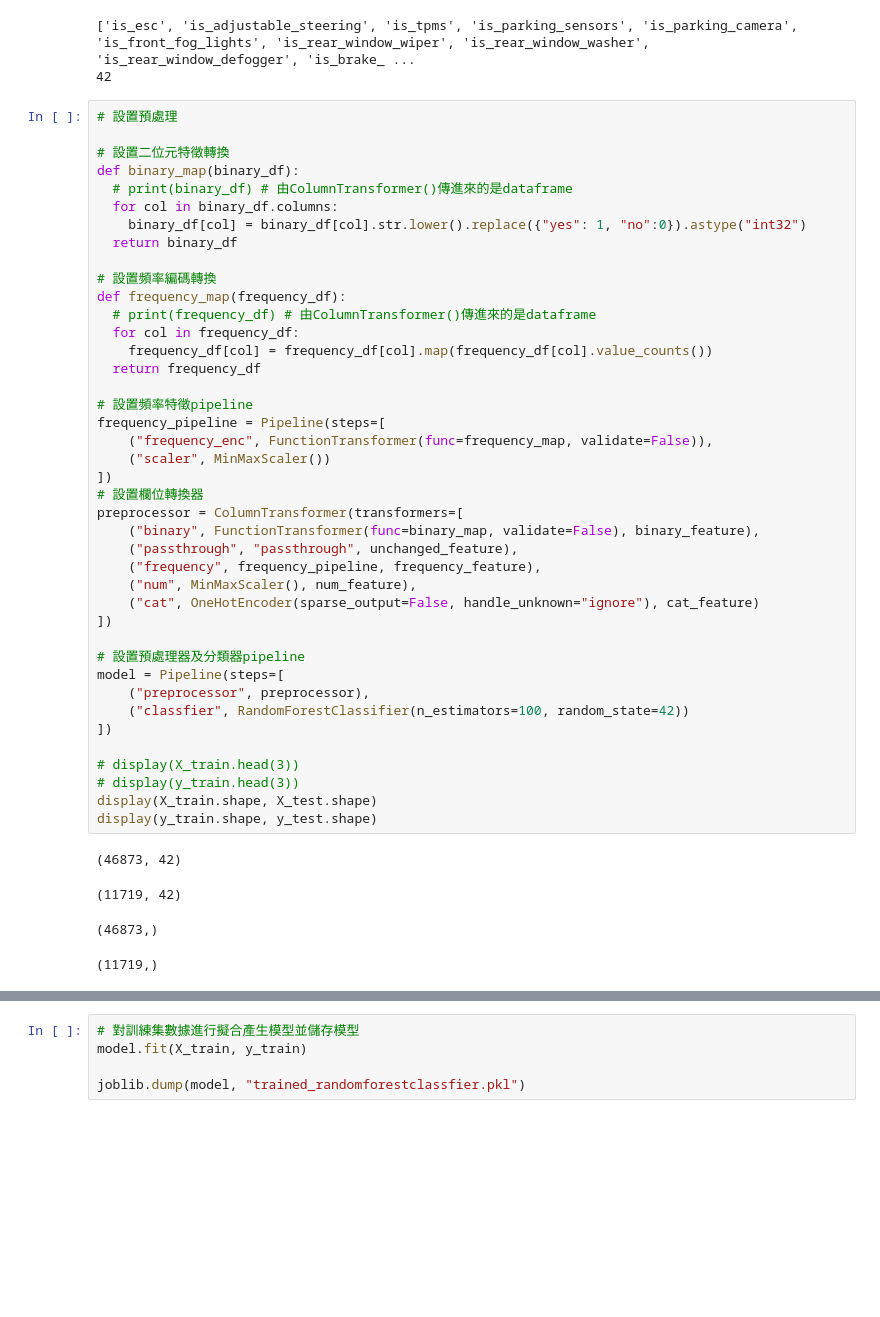
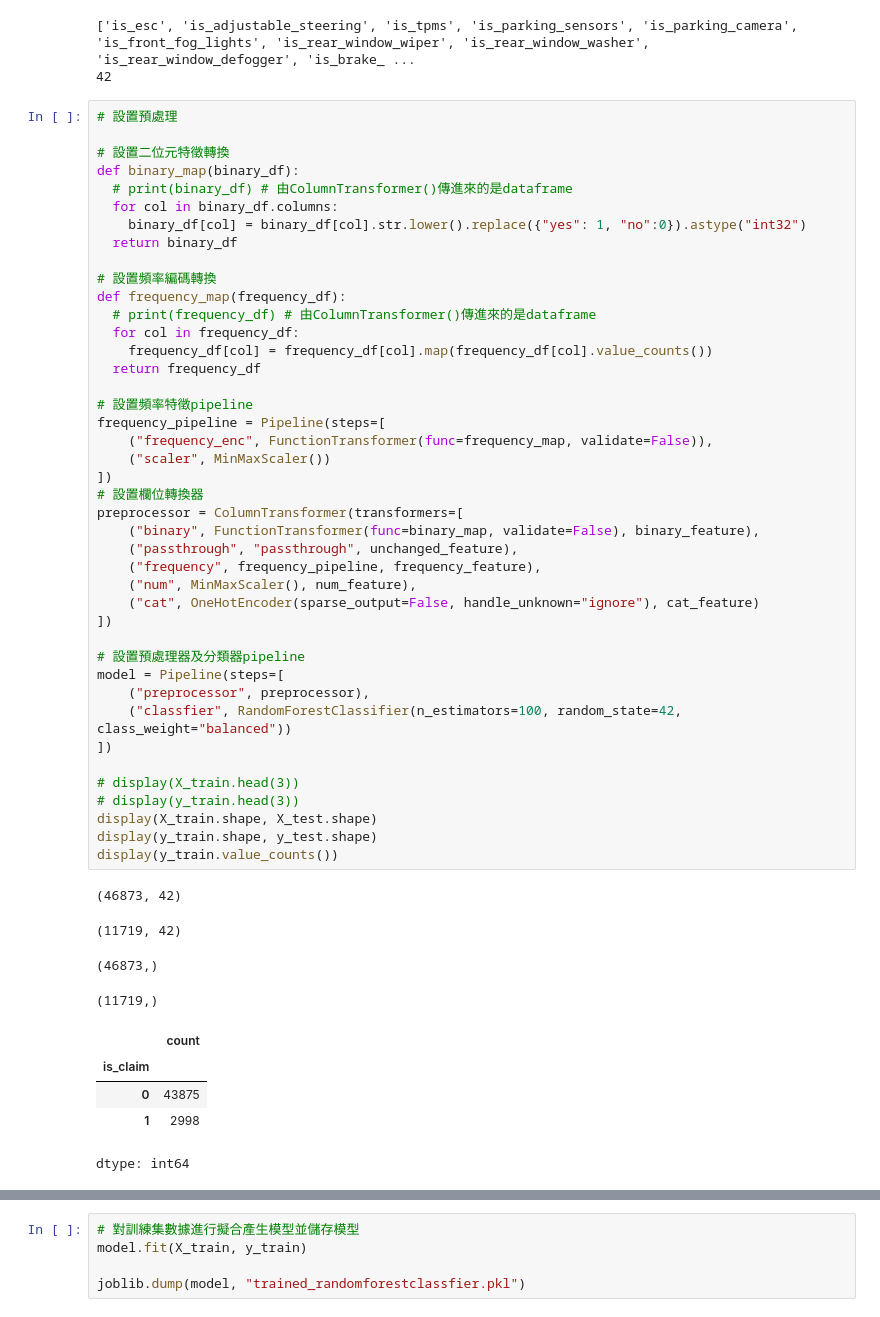
Before and after one commit to michael-0907/tibami, a Jupyter notebook: kaggle_car_insurance.ipynb, the cells around one changed output, grey strips where cells are left out. Cells and saved outputs as stored; diff of their text form; blank space fills up the shorter version.

```diff
--- a/kaggle_car_insurance.ipynb
+++ b/kaggle_car_insurance.ipynb
@@ -211,31 +215,37 @@ def frequency_map(frequency_df):
   return frequency_df
 
 # 設置頻率特徵pipeline
 frequency_pipeline = Pipeline(steps=[
     ("frequency_enc", FunctionTransformer(func=frequency_map, validate=False)),
     ("scaler", MinMaxScaler())
 ])
 # 設置欄位轉換器
 preprocessor = ColumnTransformer(transformers=[
     ("binary", FunctionTransformer(func=binary_map, validate=False), binary_feature),
     ("passthrough", "passthrough", unchanged_feature),
     ("frequency", frequency_pipeline, frequency_feature),
     ("num", MinMaxScaler(), num_feature),
     ("cat", OneHotEncoder(sparse_output=False, handle_unknown="ignore"), cat_feature)
 ])
 
 # 設置預處理器及分類器pipeline
 model = Pipeline(steps=[
     ("preprocessor", preprocessor),
-    ("classfier", RandomForestClassifier(n_estimators=100, random_state=42))
+    ("classfier", RandomForestClassifier(n_estimators=100, random_state=42, class_weight="balanced"))
 ])
 
 # display(X_train.head(3))
 # display(y_train.head(3))
 display(X_train.shape, X_test.shape)
 display(y_train.shape, y_test.shape)
+display(y_train.value_counts())
 # %% [output]
 (46873, 42)
 (11719, 42)
 (46873,)
 (11719,)
+|  | count |
+| is_claim |  |
+| 0 | 43875 |
+| 1 | 2998 |
+dtype: int64
```
Also changed, not shown: parts of 13 cells of this notebook.
